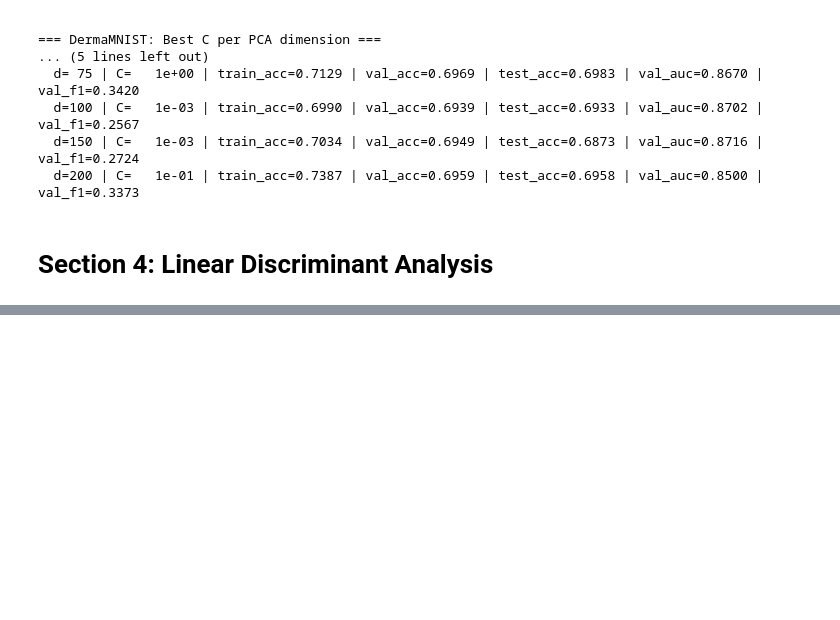
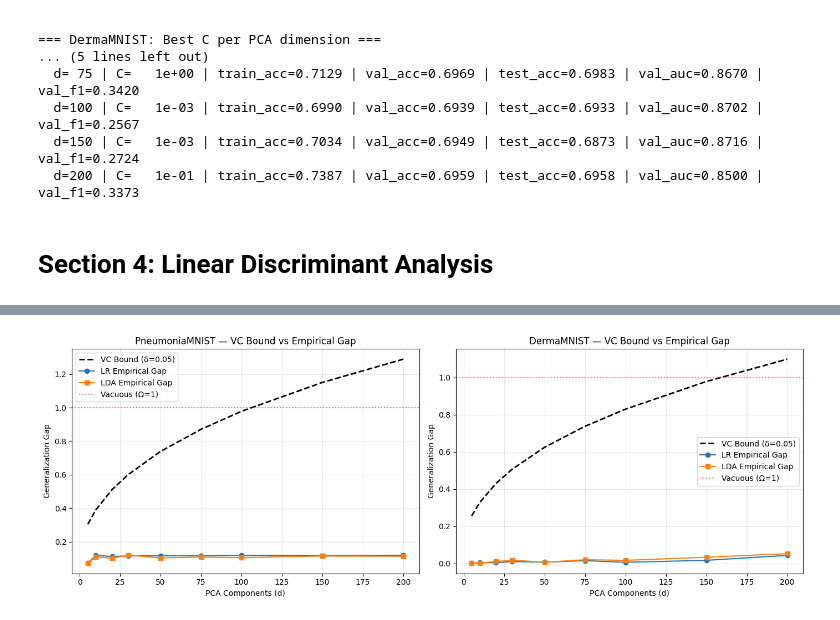
Before and after one commit to ramgoenka/MedMNIST-Image-Classification-and-VC-Bound, a Jupyter notebook: Code.ipynb, the cells around one changed output, grey strips where cells are left out. Saved outputs shown, nothing was run; the diff lists cells and outputs as text; code cells hidden in the pictures; blank space fills up the shorter version.

```diff
--- a/Code.ipynb
+++ b/Code.ipynb
@@ -314,0 +663,54 @@ for d in pca_components_grid:
+# %%
+fig, axes = plt.subplots(1, 2, figsize=(14, 5))
+
+d_values = np.array(pca_components_grid)
+ax = axes[0]
+vc_bounds_pn = [vc_bound(N_pn, d + 1) for d in d_values]
+
+lr_gaps_pn = []
+lda_gaps_pn = []
+for d in d_values:
+    lr_sub = lr_df_pn[lr_df_pn['pca_dim'] == d]
+    lr_best = lr_sub.loc[lr_sub['val_acc'].idxmax()]
+    lr_gaps_pn.append(abs(lr_best['test_acc'] - lr_best['train_acc']))
+
+    lda_row = lda_df_pn[lda_df_pn['pca_dim'] == d].iloc[0]
+    lda_gaps_pn.append(abs(lda_row['test_acc'] - lda_row['train_acc']))
+
+ax.plot(d_values, vc_bounds_pn, 'k--', linewidth=2, label='VC Bound (δ=0.05)')
+ax.plot(d_values, lr_gaps_pn, 'o-', label='LR Empirical Gap')
+ax.plot(d_values, lda_gaps_pn, 's-', label='LDA Empirical Gap')
+ax.axhline(y=1.0, color='red', linestyle=':', alpha=0.5, label='Vacuous (Ω=1)')
+ax.set_xlabel('PCA Components (d)')
+ax.set_ylabel('Generalization Gap')
+ax.set_title('PneumoniaMNIST — VC Bound vs Empirical Gap')
+ax.legend()
+ax.grid(True, alpha=0.3)
+
+ax = axes[1]
+vc_bounds_dm = [vc_bound(N_dm, d + 1) for d in d_values]
+
+lr_gaps_dm = []
+lda_gaps_dm = []
+for d in d_values:
+    lr_sub = lr_df_dm[lr_df_dm['pca_dim'] == d]
+    lr_best = lr_sub.loc[lr_sub['val_acc'].idxmax()]
+    lr_gaps_dm.append(abs(lr_best['test_acc'] - lr_best['train_acc']))
+
+    lda_row = lda_df_dm[lda_df_dm['pca_dim'] == d].iloc[0]
+    lda_gaps_dm.append(abs(lda_row['test_acc'] - lda_row['train_acc']))
+
+ax.plot(d_values, vc_bounds_dm, 'k--', linewidth=2, label='VC Bound (δ=0.05)')
+ax.plot(d_values, lr_gaps_dm, 'o-', label='LR Empirical Gap')
+ax.plot(d_values, lda_gaps_dm, 's-', label='LDA Empirical Gap')
+ax.axhline(y=1.0, color='red', linestyle=':', alpha=0.5, label='Vacuous (Ω=1)')
+ax.set_xlabel('PCA Components (d)')
+ax.set_ylabel('Generalization Gap')
+ax.set_title('DermaMNIST — VC Bound vs Empirical Gap')
+ax.legend()
+ax.grid(True, alpha=0.3)
+
+plt.tight_layout()
+plt.show()
+# %% [output]
+[figure, added]
```
Also changed, not shown: parts of 17 cells of this notebook.
